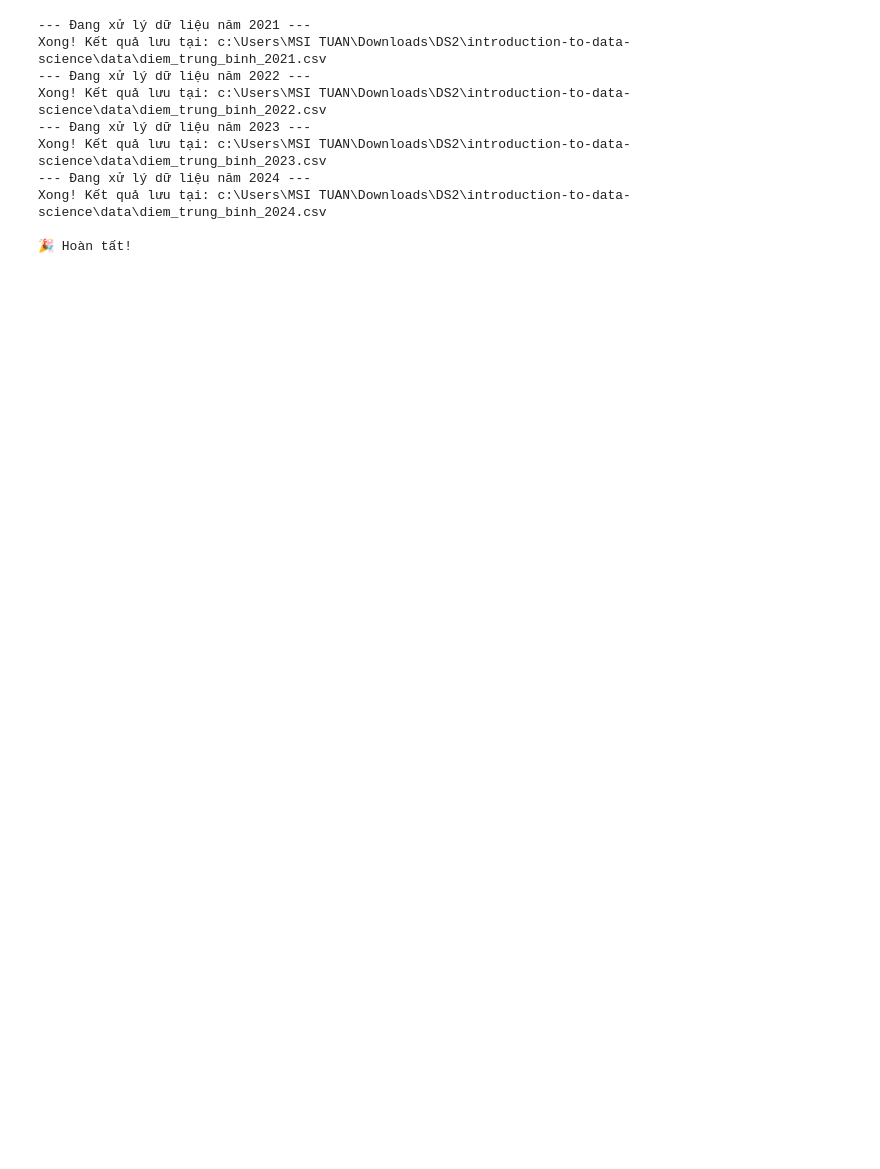
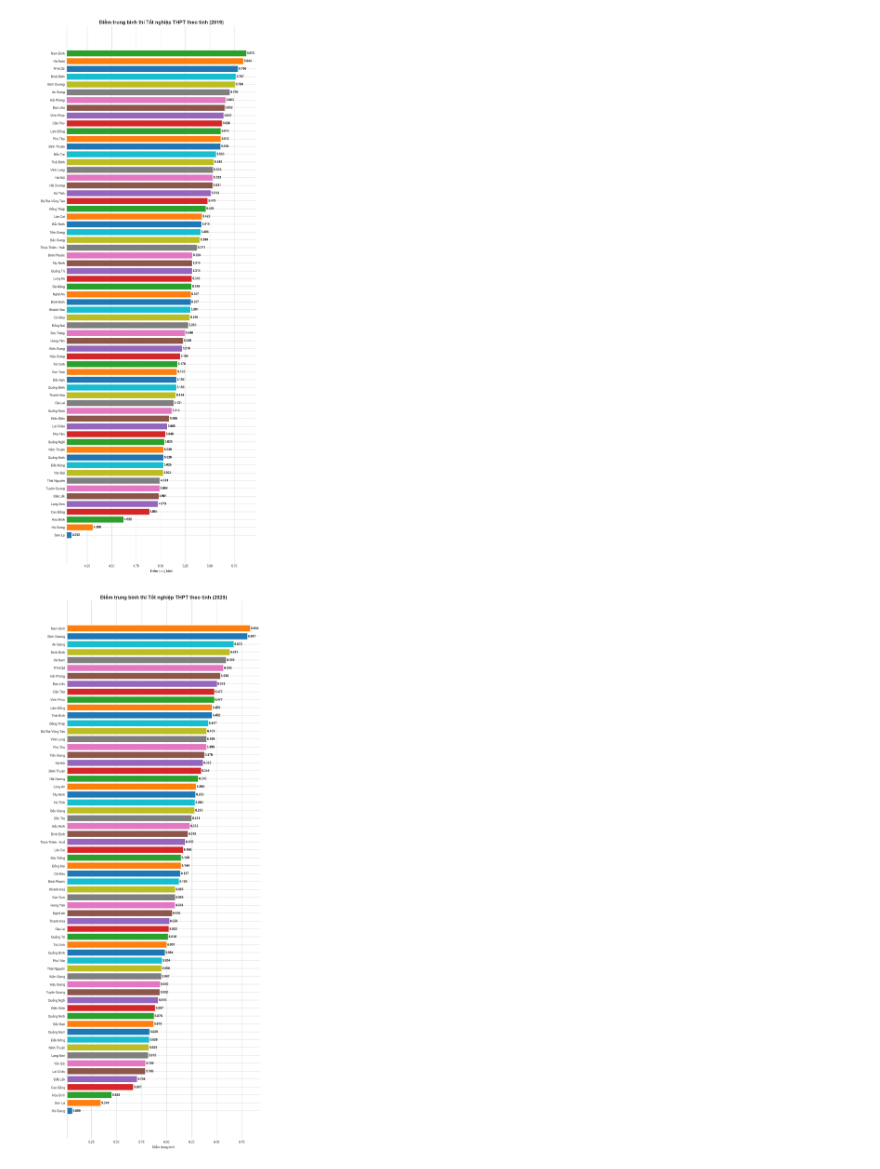
Before and after one commit to pktruong1104/introduction-to-data-science, a Jupyter notebook: notebooks/03_data_exploration_and_visualization.ipynb, the cells around one changed output. Saved outputs shown, nothing was run; the diff lists cells and outputs as text; code cells hidden in the pictures; blank space fills up the shorter version.

Commit message:
Update visualization ranking score

```diff
--- a/notebooks/03_data_exploration_and_visualization.ipynb
+++ b/notebooks/03_data_exploration_and_visualization.ipynb
@@ -1,41 +1,58 @@
 # %%
 import sys
 import os
+import pandas as pd
 
-# --- BƯỚC 1: KẾT NỐI VỚI THƯ MỤC CODE (SRC) ---
-# Lấy đường dẫn thư mục hiện tại, lùi ra 1 cấp ('..'), rồi vào 'src'
+# Lấy đường dẫn thư mục hiện tại
 project_root = os.path.abspath('..')
 src_path = os.path.join(project_root, 'src')
+charts_dir = os.path.join(project_root, 'charts')
+os.makedirs(charts_dir, exist_ok=True)
 
-# Thêm 'src' vào danh sách nơi Python tìm kiếm thư viện
 if src_path not in sys.path:
     sys.path.append(src_path)
 
-# Tự động load lại code nếu bạn có sửa file .py trong src (rất tiện)
+# Tự động load lại code nếu bạn có sửa file .py trong src
 %reload_ext autoreload
 %autoreload 2
 
 # Import hàm từ file .py trong thư mục src
-# (Giả sử bạn đặt tên file trong src là mylib.py)
-from calculate_average_score import calculate_average_score
+from calculate_average_score import calculate_average_score, visualize_average_score_ranking
+from calculate_average_score import create_ranking_journey_table, visualize_ranking_journey, clean_rank_to_int
+
+danh_sach_nam = range(2019, 2025)
+target_year = 2024
+top_n = 10
 # %%
-danh_sach_nam = range(2019, 2025)
-
-print(f"📂 Đang tìm dữ liệu tại: {os.path.join(project_root, 'data')}\n")
-
+# --- VÒNG LẶP TÍNH TOÁN VÀ VISUALIZATION XẾP HẠNG TỪNG NĂM (63 TỈNH) ---
 for nam in danh_sach_nam:
     # Tạo đường dẫn trỏ sang thư mục data
-    # Windows/Mac/Linux đều hiểu đúng nhờ os.path.join
     path_csv = os.path.join(project_root, 'data', f'diem_thi_toan_quoc_{nam}.csv')
     path_json = os.path.join(project_root, 'data', 'ma_tinh.json')
+    path_res_csv = os.path.join(project_root, 'data',f'diem_trung_binh_{nam}.csv' )
+    path_res_png = os.path.join(charts_dir, f'ranking_{nam}_chart.png' )
 
-    path_res = os.path.join(project_root, 'data',f'diem_trung_binh_{nam}.csv' )
-    # Kiểm tra file có tồn tại không trước khi chạy để tránh lỗi
     if os.path.exists(path_csv):
-        # Gọi hàm và truyền đường dẫn chính xác của file json
-        calculate_average_score(nam_thi=nam, file_input=path_csv, file_output = path_res, file_tinh=path_json)
+
+        # 1. TÍNH TOÁN
+        if not os.path.exists(path_res_csv):
+            print(f"⏳ Tính toán Điểm TB năm {nam}...")
+            # calculate_average_score(nam_thi=nam, file_input=path_csv, file_output = path_res_csv, file_tinh=path_json)
+
+        # 2. GỌI HÀM VISUALIZATION (Vẽ biểu đồ xếp hạng từng năm)
+        if os.path.exists(path_res_csv):
+            print(f"📊 Bắt đầu tạo biểu đồ xếp hạng cho năm {nam}...")
+            visualize_average_score_ranking(
+                file_input_csv=path_res_csv,
+                nam_thi=nam,
+                file_output_png=path_res_png
+            )
+            print(f"Hoàn thành biểu đồ xếp hạng năm {nam}.\n")
+        else:
+            print(f"⚠️ Không thể tạo biểu đồ năm {nam} vì thiếu file CSV đã tính toán.")
+
     else:
-        print(f"⚠️ Không tìm thấy file dữ liệu năm {nam} tại: {path_csv}")
+        print(f"⚠️ Không tìm thấy file dữ liệu gốc năm {nam} tại: {path_csv}")
 
-print("\n🎉 Hoàn tất!")
+print("✅ Hoàn tất Visualization Xếp hạng Từng năm (63 tỉnh).")
 # %% [output]
@@ -48,10 +76,2 @@ Xong! Kết quả lưu tại: c:\Users\MSI TUAN\Downloads\DS2\introduction-to-da
---- Đang xử lý dữ liệu năm 2021 ---
-Xong! Kết quả lưu tại: c:\Users\MSI TUAN\Downloads\DS2\introduction-to-data-science\data\diem_trung_binh_2021.csv
---- Đang xử lý dữ liệu năm 2022 ---
-Xong! Kết quả lưu tại: c:\Users\MSI TUAN\Downloads\DS2\introduction-to-data-science\data\diem_trung_binh_2022.csv
---- Đang xử lý dữ liệu năm 2023 ---
-Xong! Kết quả lưu tại: c:\Users\MSI TUAN\Downloads\DS2\introduction-to-data-science\data\diem_trung_binh_2023.csv
---- Đang xử lý dữ liệu năm 2024 ---
-Xong! Kết quả lưu tại: c:\Users\MSI TUAN\Downloads\DS2\introduction-to-data-science\data\diem_trung_binh_2024.csv
-
-🎉 Hoàn tất!
+[figure, added]
+[figure, added]
```
Also changed, not shown: parts of 3 cells of this notebook, 9 other files.
